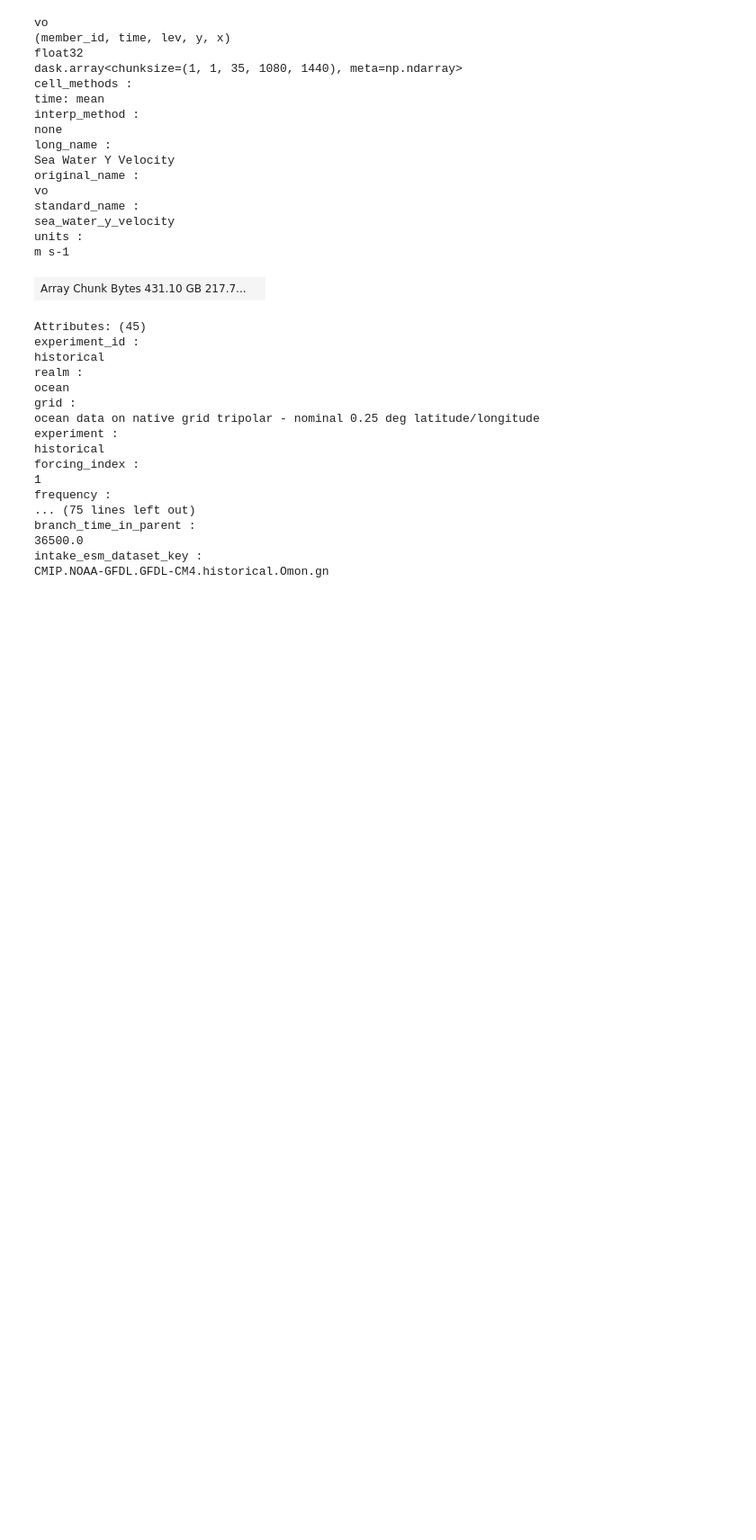
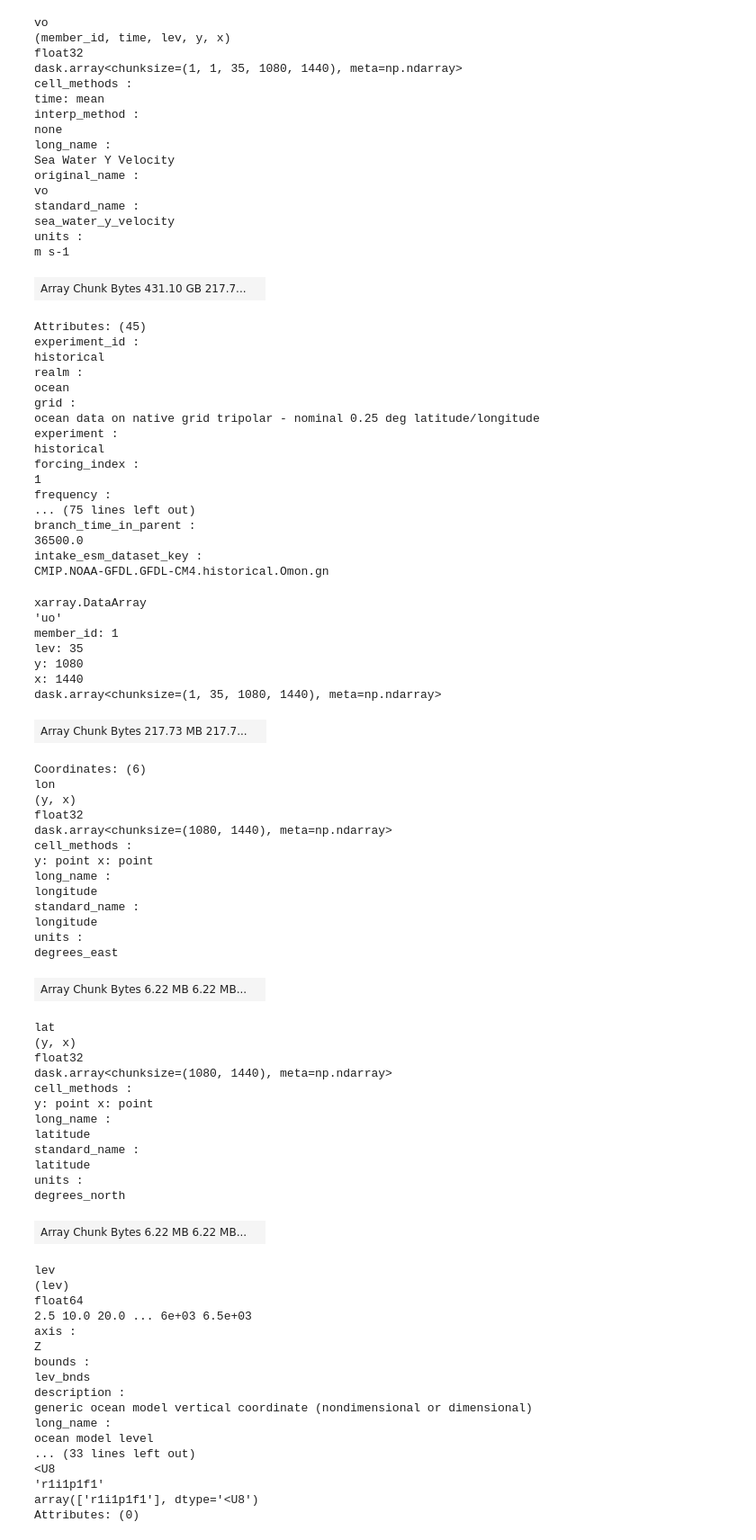
Before and after one commit to disandroa/Example-Notebooks, a Jupyter notebook: Initial Calculations/first_plot.ipynb, the cells around one changed output. Shown at 90% size. Saved outputs shown, nothing was run; the diff lists cells and outputs as text; code cells hidden in the pictures; blank space fills up the shorter version.

Commit message:
averaged time for 2012 entries

```diff
--- a/Initial Calculations/first_plot.ipynb
+++ b/Initial Calculations/first_plot.ipynb
@@ -156,3 +156,59 @@ branch_time_in_parent :
 36500.0
 intake_esm_dataset_key :
 CMIP.NOAA-GFDL.GFDL-CM4.historical.Omon.gn
+# %%
+uo_2012 = CM4_hist['uo'].sel(time='2012').mean(dim='time')
+uo_2012
+# %% [output]
+xarray.DataArray
+'uo'
+member_id: 1
+lev: 35
+y: 1080
+x: 1440
+dask.array<chunksize=(1, 35, 1080, 1440), meta=np.ndarray>
+| Array Chunk Bytes 217.73 MB 217.7... |  |
+Coordinates: (6)
+lon
+(y, x)
+float32
+dask.array<chunksize=(1080, 1440), meta=np.ndarray>
+cell_methods :
+y: point x: point
+long_name :
+longitude
+standard_name :
+longitude
+units :
+degrees_east
+| Array Chunk Bytes 6.22 MB 6.22 MB... |  |
+lat
+(y, x)
+float32
+dask.array<chunksize=(1080, 1440), meta=np.ndarray>
+cell_methods :
+y: point x: point
+long_name :
+latitude
+standard_name :
+latitude
+units :
+degrees_north
+| Array Chunk Bytes 6.22 MB 6.22 MB... |  |
+lev
+(lev)
+float64
+2.5 10.0 20.0 ... 6e+03 6.5e+03
+axis :
+Z
+bounds :
+lev_bnds
+description :
+generic ocean model vertical coordinate (nondimensional or dimensional)
+long_name :
+ocean model level
+... (33 lines left out)
+<U8
+'r1i1p1f1'
+array(['r1i1p1f1'], dtype='<U8')
+Attributes: (0)
```
